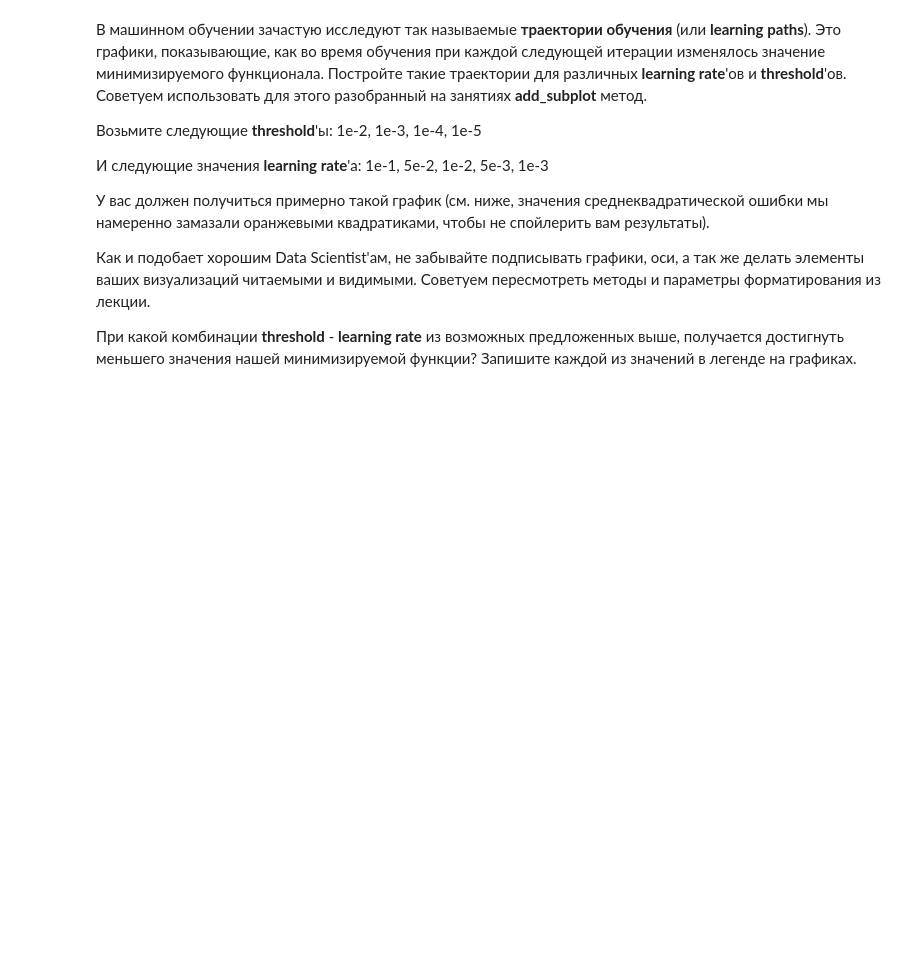
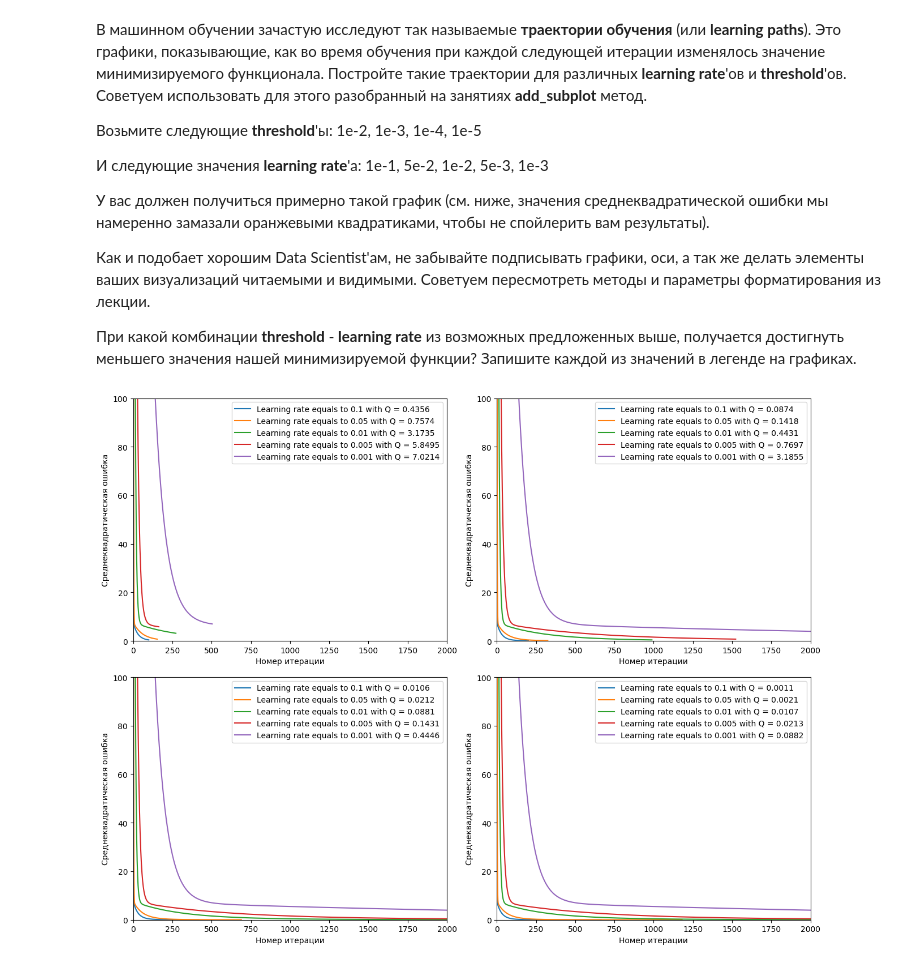
Before and after one commit to aladed/cours, a Jupyter notebook: 2Block/4modul/HW_4.ipynb, the cells around one changed output. Cells and saved outputs as stored; diff of their text form; code cells hidden in the pictures; blank space fills up the shorter version.

```diff
--- a/2Block/4modul/HW_4.ipynb
+++ b/2Block/4modul/HW_4.ipynb
@@ -34,0 +36,18 @@ from sklearn.linear_model import LinearRegression
+# %%
+from sklearn.linear_model import LinearRegression
+
+### Your code is here
+X =np.array(data[['feature_1','feature_2','feature_3','feature_4','feature_5','feature_6','feature_7','feature_8','feature_9','feature_10']])
+Y = np.array(data['target'])
+X = pd.DataFrame(X)
+Y = pd.Series(Y)
+
+model=LinearRegression()
+
+model.fit(X,Y)
+
+coefficients = model.coef_
+intercept = model.intercept_
+
+print(f"Коэфициенты: {coefficients}")
+print(f"Свободный коэфициент (интерсепт): {intercept}")
@@ -214,33 +275,48 @@ print('Веса модели при переменных d1, d2, ..., d10 рав
 # %%
 fig = plt.figure()
 
 fig.set_size_inches(13, 10)
 
 """Задать списки для итераций"""
 ### Your code is here
+learning_rates = [0.1, 0.05, 0.01, 0.005, 0.001]
+thresholds = [0.01, 0.001, 0.0001, 0.00001]
 
 for i in range(len(thresholds)):
     """Задать threshold, добавить график на полонто, создать список для хранения значений функционала"""
     ### Your code is here
+    threshold = thresholds[i]
+    ax_ = fig.add_subplot(2, 2, i+1) #построит сетку графиков 2x2, i - порядковый номер графика в этой сетке
+    Q_values = []
 
-    for lr in rates:
+    for lr in learning_rates:
         """Создать объект модели, добавить константу, запустить обучение модели"""
         ### Your code is here
-
+        GD = GradientDescentMse(samples=X, targets=Y, learning_rate=lr,threshold=threshold)
+        GD.add_constant_feature()
+        GD.learn()
         """Определить learning_path через атрибут iteration_loss_dict"""
         ### Your code is here
-
+        learning_path = GD.iteration_loss_dict
+        iterations = list(learning_path.keys())  # Номера итераций
+        loss_values =list(learning_path.values())
         """Отобразить learning_path на графике"""
         ### Your code is here
+
+        plt.plot(iterations , loss_values, label=f'LR={lr}, Threshold={threshold}')
+
+
         plt.ylim(0, 100)
         plt.xlim(0, 2000)
 
         Q_values.append(str(round(list(learning_path.values())[-1], ndigits=4)))
 
     plt.ylabel('Среднеквадратическая ошибка')
     plt.xlabel('Номер итерации')
-    plt.legend([f'Learning rate equals to {rates[i]}' + ' with Q = ' + Q_values[i] for i in range(len(rates))])
+    plt.legend([f'Learning rate equals to {learning_rates[i]}' + ' with Q = ' + Q_values[i] for i in range(len(learning_rates))])
 
 fig.tight_layout()
 
 plt.show()
+# %% [output]
+[figure, added]
```
Also changed, not shown: parts of 6 cells of this notebook, 1 other file.
